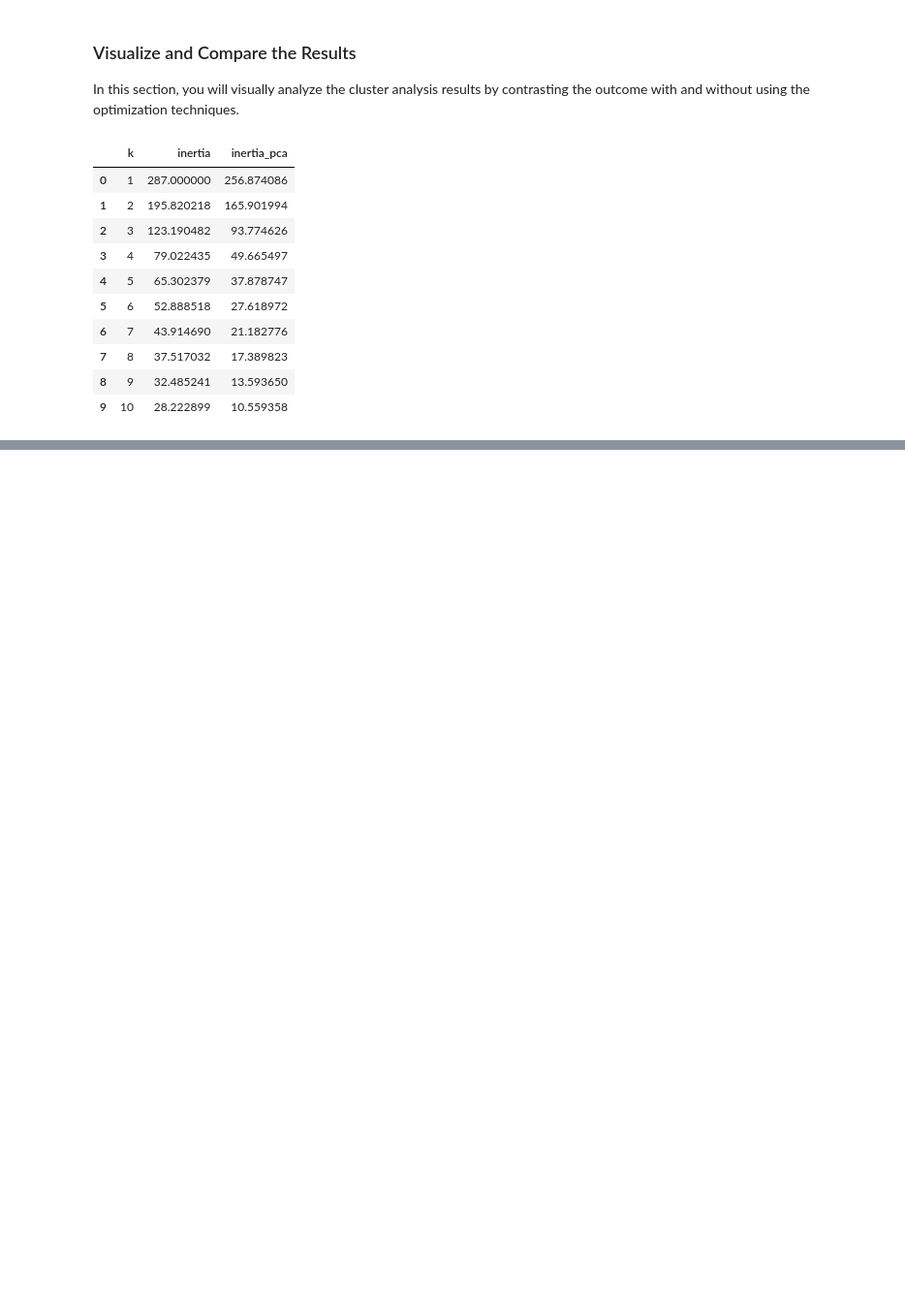
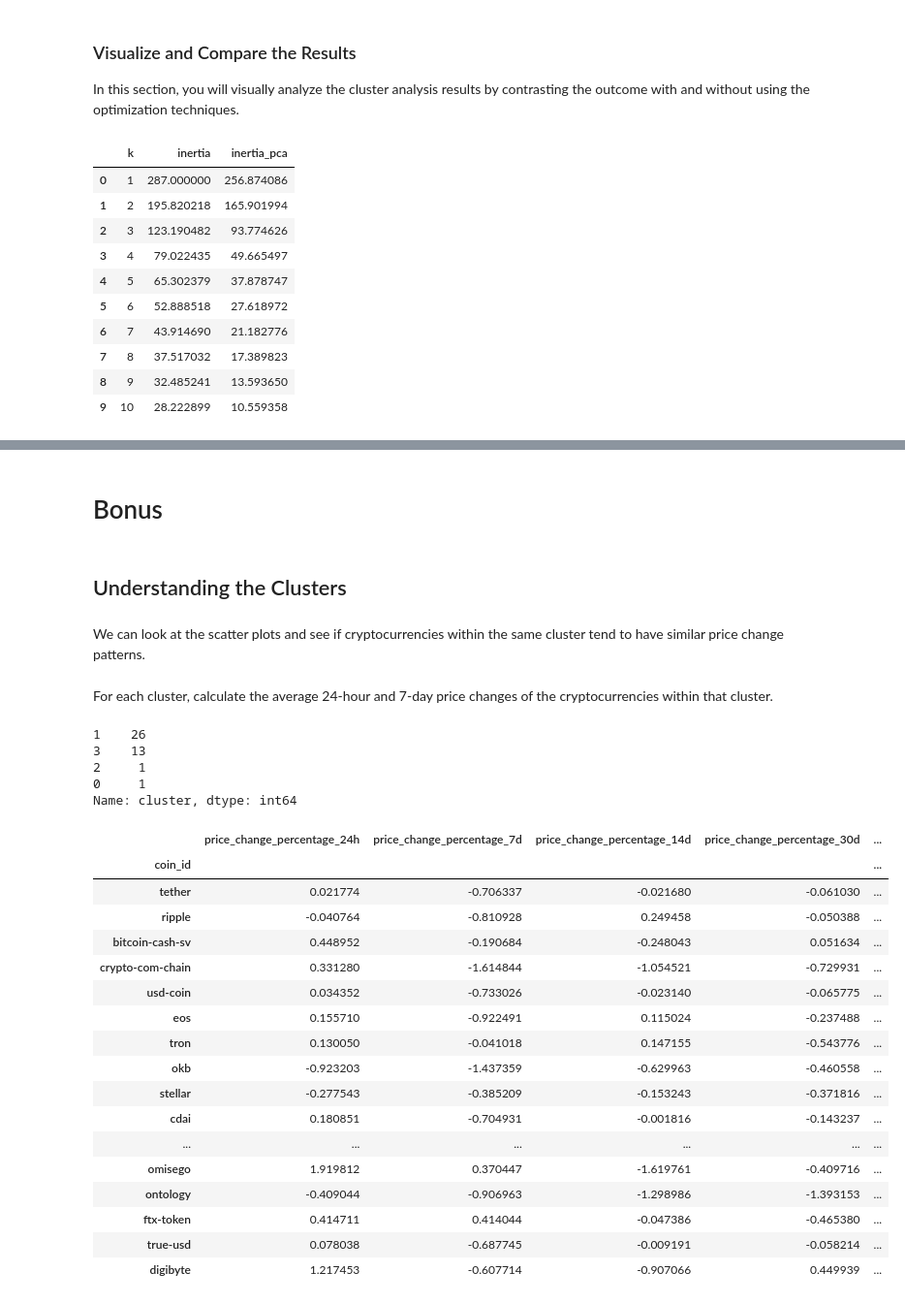
Before and after one commit to bryan-tt/CryptoClustering, a Jupyter notebook: Crypto_Clustering.ipynb, the cells around one changed output, grey strips where cells are left out. Shown at 97% size. Cells and saved outputs as stored; diff of their text form; code cells hidden in the pictures; blank space fills up the shorter version.

```diff
--- a/Crypto_Clustering.ipynb
+++ b/Crypto_Clustering.ipynb
@@ -383,0 +385,40 @@ composite_kmeans_plot
+# %% [markdown]
+# Bonus
+# %% [markdown]
+## Understanding the Clusters
+# %% [markdown]
+We can look at the scatter plots and see if cryptocurrencies within the same cluster tend to have similar price change patterns.
+# %% [markdown]
+For each cluster, calculate the average 24-hour and 7-day price changes of the cryptocurrencies within that cluster.
+# %%
+k_predictions_df['cluster'].value_counts()
+# %% [output]
+1    26
+3    13
+2     1
+0     1
+Name: cluster, dtype: int64
+# %%
+cluster = 1
+mask_cluster= (k_predictions_df['cluster']==cluster)
+cluster1_df = k_predictions_df.loc[mask_cluster,:]
+cluster1_df
+# %% [output]
+|  | price_change_percentage_24h | price_change_percentage_7d | price_change_percentage_14d | price_change_percentage_30d | ... |
+| coin_id |  |  |  |  | ... |
+| tether | 0.021774 | -0.706337 | -0.021680 | -0.061030 | ... |
+| ripple | -0.040764 | -0.810928 | 0.249458 | -0.050388 | ... |
+| bitcoin-cash-sv | 0.448952 | -0.190684 | -0.248043 | 0.051634 | ... |
+| crypto-com-chain | 0.331280 | -1.614844 | -1.054521 | -0.729931 | ... |
+| usd-coin | 0.034352 | -0.733026 | -0.023140 | -0.065775 | ... |
+| eos | 0.155710 | -0.922491 | 0.115024 | -0.237488 | ... |
+| tron | 0.130050 | -0.041018 | 0.147155 | -0.543776 | ... |
+| okb | -0.923203 | -1.437359 | -0.629963 | -0.460558 | ... |
+| stellar | -0.277543 | -0.385209 | -0.153243 | -0.371816 | ... |
+| cdai | 0.180851 | -0.704931 | -0.001816 | -0.143237 | ... |
+| ... | ... | ... | ... | ... | ... |
+| omisego | 1.919812 | 0.370447 | -1.619761 | -0.409716 | ... |
+| ontology | -0.409044 | -0.906963 | -1.298986 | -1.393153 | ... |
+| ftx-token | 0.414711 | 0.414044 | -0.047386 | -0.465380 | ... |
+| true-usd | 0.078038 | -0.687745 | -0.009191 | -0.058214 | ... |
+| digibyte | 1.217453 | -0.607714 | -0.907066 | 0.449939 | ... |
```
Also changed, not shown: parts of 16 cells of this notebook.
